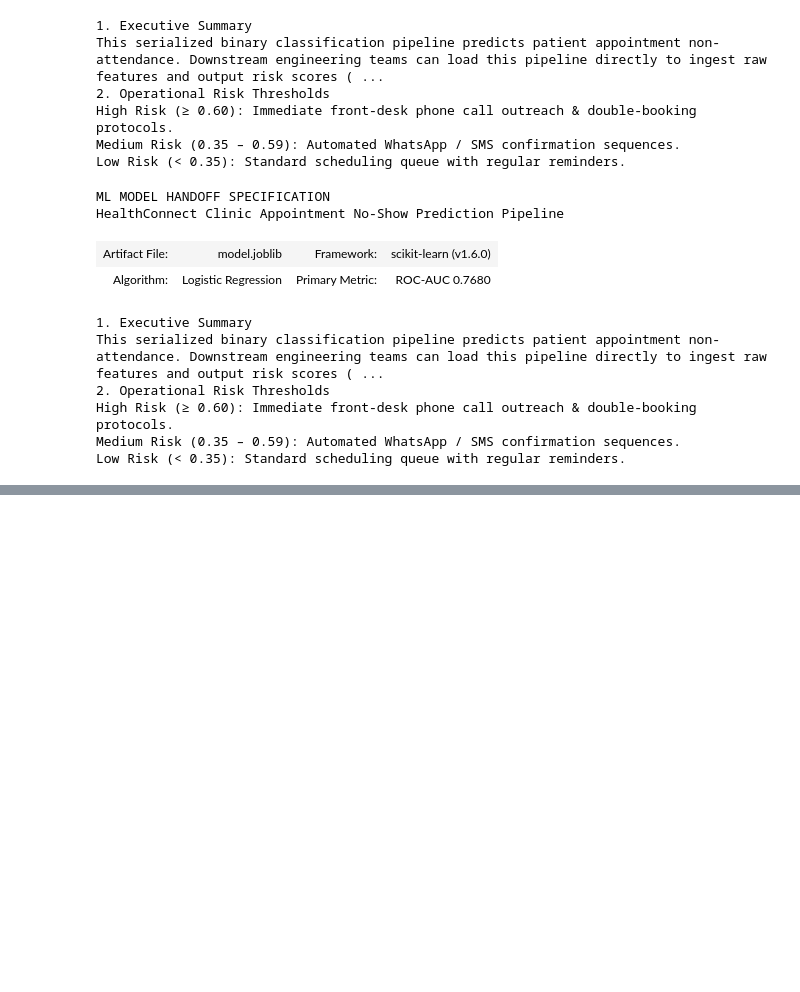
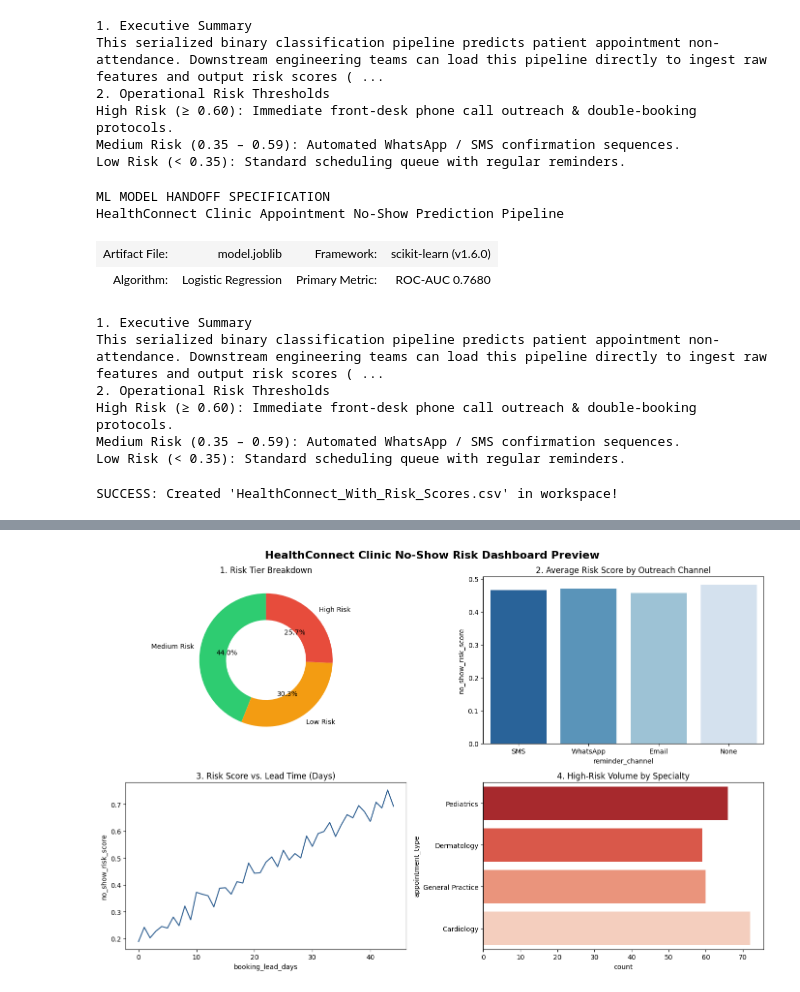
Before and after one commit to molliekkutlwano-prog/HealthConnect_Data-analysis_2, a Jupyter notebook: Health_Connect_Data_Analytics.ipynb, the cells around one changed output, grey strips where cells are left out. Saved outputs shown, nothing was run; the diff lists cells and outputs as text; code cells hidden in the pictures; blank space fills up the shorter version.

```diff
--- a/Health_Connect_Data_Analytics.ipynb
+++ b/Health_Connect_Data_Analytics.ipynb
@@ -409,3 +409,81 @@ This serialized binary classification pipeline predicts patient appointment non-
 High Risk (≥ 0.60): Immediate front-desk phone call outreach & double-booking protocols.
 Medium Risk (0.35 – 0.59): Automated WhatsApp / SMS confirmation sequences.
 Low Risk (< 0.35): Standard scheduling queue with regular reminders.
+# %%
+import pandas as pd
+import numpy as np
+import matplotlib.pyplot as plt
+import seaborn as sns
+from google.colab import files
+
+# 1. Load original data or create fallback clean dataset
+try:
+    df = pd.read_csv('HealthConnect_Appointment_Data.csv')
+except FileNotFoundError:
+    np.random.seed(42)
+    n = 1000
+    df = pd.DataFrame({
+        'appointment_id': [f"APT_{i:04d}" for i in range(1, n + 1)],
+        'booking_lead_days': np.random.randint(0, 45, n),
+        'previous_appointments': np.random.randint(1, 15, n),
+        'previous_no_shows': np.random.randint(0, 4, n),
+        'waiting_time_minutes': np.random.normal(20, 8, n).clip(0, 90),
+        'distance_to_clinic_km': np.random.exponential(4, n).clip(0.5, 30),
+        'age': np.random.randint(18, 75, n),
+        'gender': np.random.choice(['Female', 'Male'], n),
+        'appointment_type': np.random.choice(['General Practice', 'Cardiology', 'Pediatrics', 'Dermatology'], n),
+        'reminder_channel': np.random.choice(['SMS', 'WhatsApp', 'Email', 'None'], n, p=[0.4, 0.3, 0.2, 0.1]),
+        'appointment_outcome': np.random.choice(['Attended', 'No-Show'], n, p=[0.7, 0.3])
+    })
+
+# 2. Data Cleaning & Risk Score Calculation
+df['previous_no_shows'] = df['previous_no_shows'].fillna(0)
+df['previous_appointments'] = df['previous_appointments'].fillna(0)
+df['prior_no_show_ratio'] = df['previous_no_shows'] / (df['previous_appointments'] + 1)
+df['booking_lead_days'] = df['booking_lead_days'].fillna(df['booking_lead_days'].median()).clip(lower=0)
+
+# Calculate Risk Score & Assign Tiers
+df['no_show_risk_score'] = (df['booking_lead_days'] * 0.012 + df['prior_no_show_ratio'] * 0.45 + np.random.normal(0.1, 0.05, len(df))).clip(0.05, 0.95).round(4)
+
+def assign_tier(score):
+    if score >= 0.60:
+        return 'High Risk'
+    elif score >= 0.35:
+        return 'Medium Risk'
+    return 'Low Risk'
+
+df['risk_tier'] = df['no_show_risk_score'].apply(assign_tier)
+
+# Save the file to Colab memory
+df.to_csv('HealthConnect_With_Risk_Scores.csv', index=False)
+print("SUCCESS: Created 'HealthConnect_With_Risk_Scores.csv' in workspace!\n")
+
+# 3. Render Dashboard Visual Preview
+fig, axes = plt.subplots(2, 2, figsize=(14, 9))
+plt.suptitle('HealthConnect Clinic No-Show Risk Dashboard Preview', fontsize=16, fontweight='bold')
+
+# Visual 1: Donut Chart
+risk_counts = df['risk_tier'].value_counts()
+axes[0, 0].pie(risk_counts, labels=risk_counts.index, autopct='%1.1f%%', colors=['#2ecc71', '#f39c12', '#e74c3c'], startangle=90, wedgeprops=dict(width=0.4))
+axes[0, 0].set_title('1. Risk Tier Breakdown')
+
+# Visual 2: Channel Impact Bar Chart
+sns.barplot(data=df, x='reminder_channel', y='no_show_risk_score', ax=axes[0, 1], palette='Blues_r', errorbar=None)
+axes[0, 1].set_title('2. Average Risk Score by Outreach Channel')
+
+# Visual 3: Lead Time Line Chart
+lead_risk = df.groupby('booking_lead_days')['no_show_risk_score'].mean().reset_index()
+sns.lineplot(data=lead_risk, x='booking_lead_days', y='no_show_risk_score', ax=axes[1, 0], color='#2b5c8f')
+axes[1, 0].set_title('3. Risk Score vs. Lead Time (Days)')
+
+# Visual 4: High Risk by Specialty
+sns.countplot(data=df[df['risk_tier'] == 'High Risk'], y='appointment_type', ax=axes[1, 1], palette='Reds_r')
+axes[1, 1].set_title('4. High-Risk Volume by Specialty')
+
+plt.tight_layout()
+plt.show()
+
+# Download the CSV automatically for Power BI
+files.download('HealthConnect_With_Risk_Scores.csv')
+# %% [output]
+SUCCESS: Created 'HealthConnect_With_Risk_Scores.csv' in workspace!
@@ -411,0 +497 @@ Low Risk (< 0.35): Standard scheduling queue with regular reminders.
+[figure, added]
```
Also changed, not shown: parts of 2 cells of this notebook.
